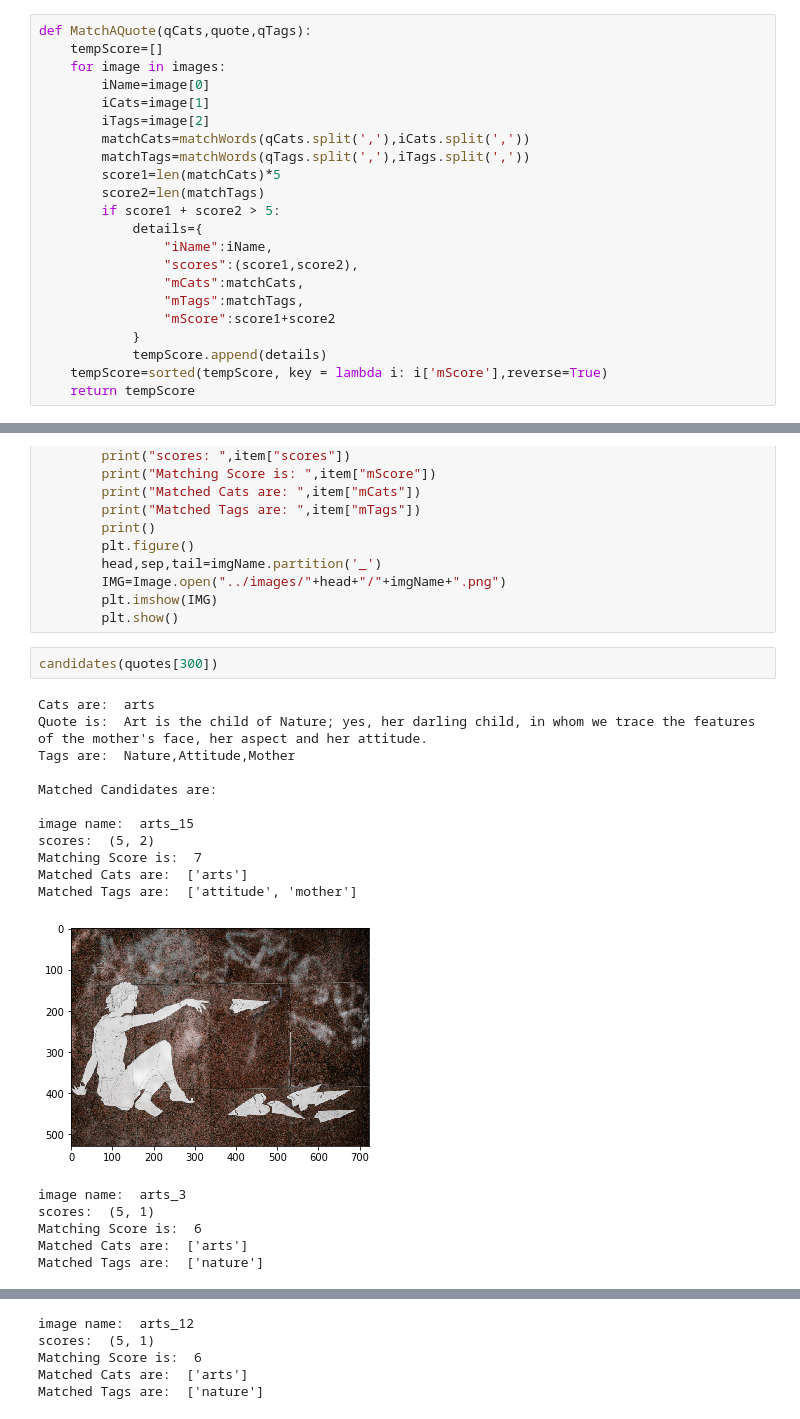
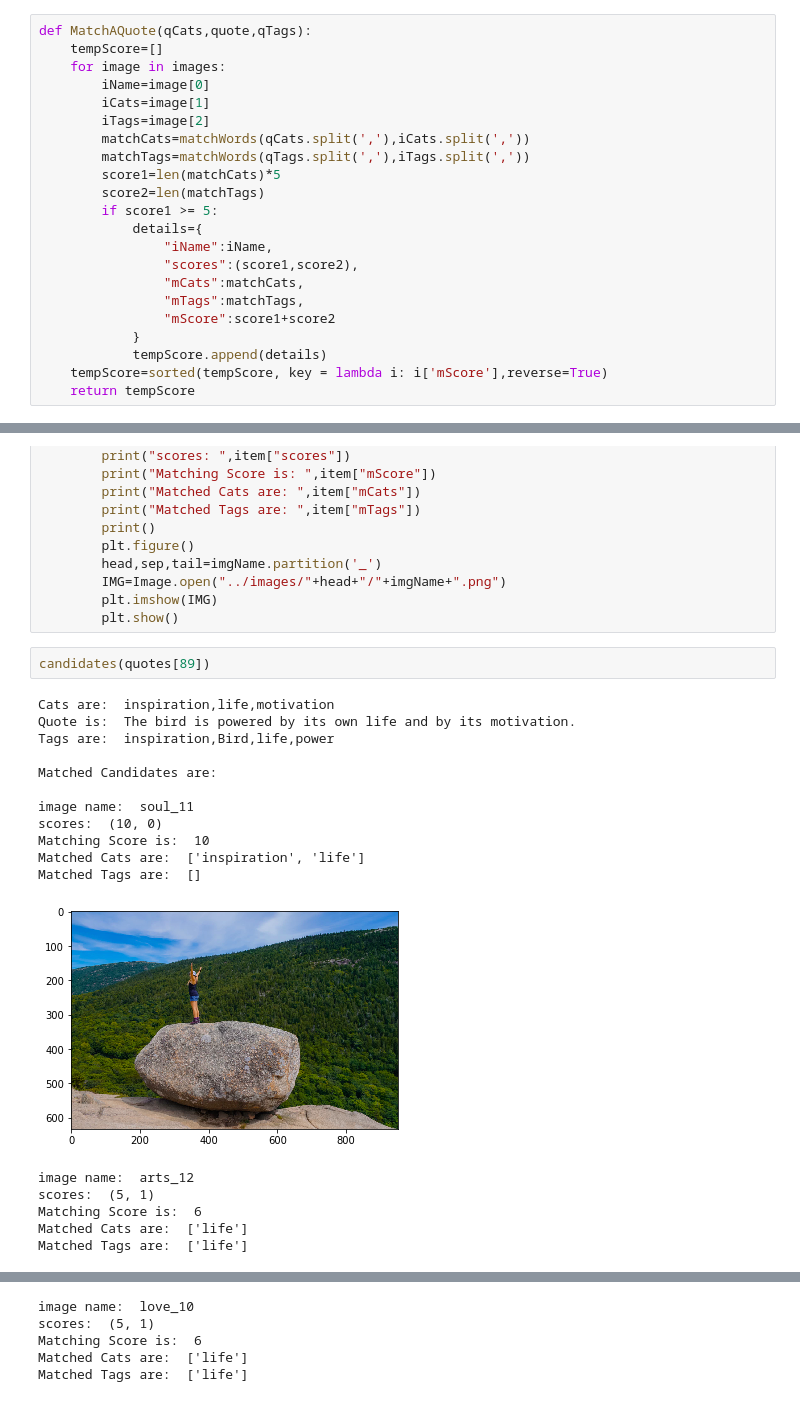
Before and after one commit to shashijangra22/Match-A-Quote, a Jupyter notebook: Matching Tags.ipynb, the cells around one changed output, grey strips where cells are left out. Drawn from its saved outputs; the diff is of its cells as text.

```diff
--- a/Matching Tags.ipynb
+++ b/Matching Tags.ipynb
@@ -20,7 +20,7 @@ def MatchAQuote(qCats,quote,qTags):
         matchTags=matchWords(qTags.split(','),iTags.split(','))
         score1=len(matchCats)*5
         score2=len(matchTags)
-        if score1 + score2 > 5:
+        if score1 >= 5:
             details={
                 "iName":iName,
                 "scores":(score1,score2),
@@ -63,22 +63,22 @@ def candidates(sample):
         plt.imshow(IMG)
         plt.show()
 # %%
-candidates(quotes[300])
+candidates(quotes[89])
 # %% [output]
-Cats are:  arts
-Quote is:  Art is the child of Nature; yes, her darling child, in whom we trace the features of the mother's face, her aspect and her attitude.
-Tags are:  Nature,Attitude,Mother
+Cats are:  inspiration,life,motivation
+Quote is:  The bird is powered by its own life and by its motivation.
+Tags are:  inspiration,Bird,life,power
 
 Matched Candidates are:
 
-image name:  arts_15
-scores:  (5, 2)
-Matching Score is:  7
-Matched Cats are:  ['arts']
-Matched Tags are:  ['attitude', 'mother']
+image name:  soul_11
+scores:  (10, 0)
+Matching Score is:  10
+Matched Cats are:  ['inspiration', 'life']
+Matched Tags are:  []
-[figure, old version]
+[figure, new version]
-image name:  arts_3
+image name:  arts_12
 scores:  (5, 1)
 Matching Score is:  6
-Matched Cats are:  ['arts']
-Matched Tags are:  ['nature']
+Matched Cats are:  ['life']
+Matched Tags are:  ['life']
@@ -86,5 +86,5 @@ Matched Tags are:  ['nature']
-image name:  arts_12
+image name:  love_10
 scores:  (5, 1)
 Matching Score is:  6
-Matched Cats are:  ['arts']
-Matched Tags are:  ['nature']
+Matched Cats are:  ['life']
+Matched Tags are:  ['life']
```
Also changed, not shown: parts of 1 cell of this notebook, 33 other files.
